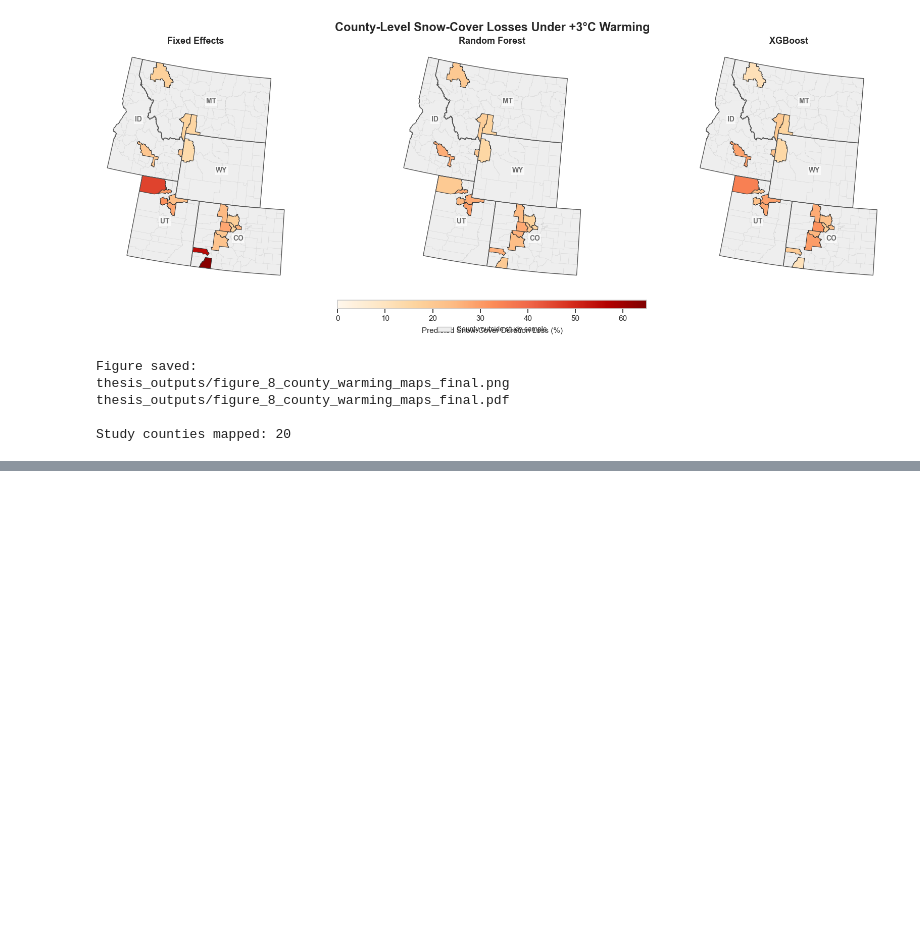
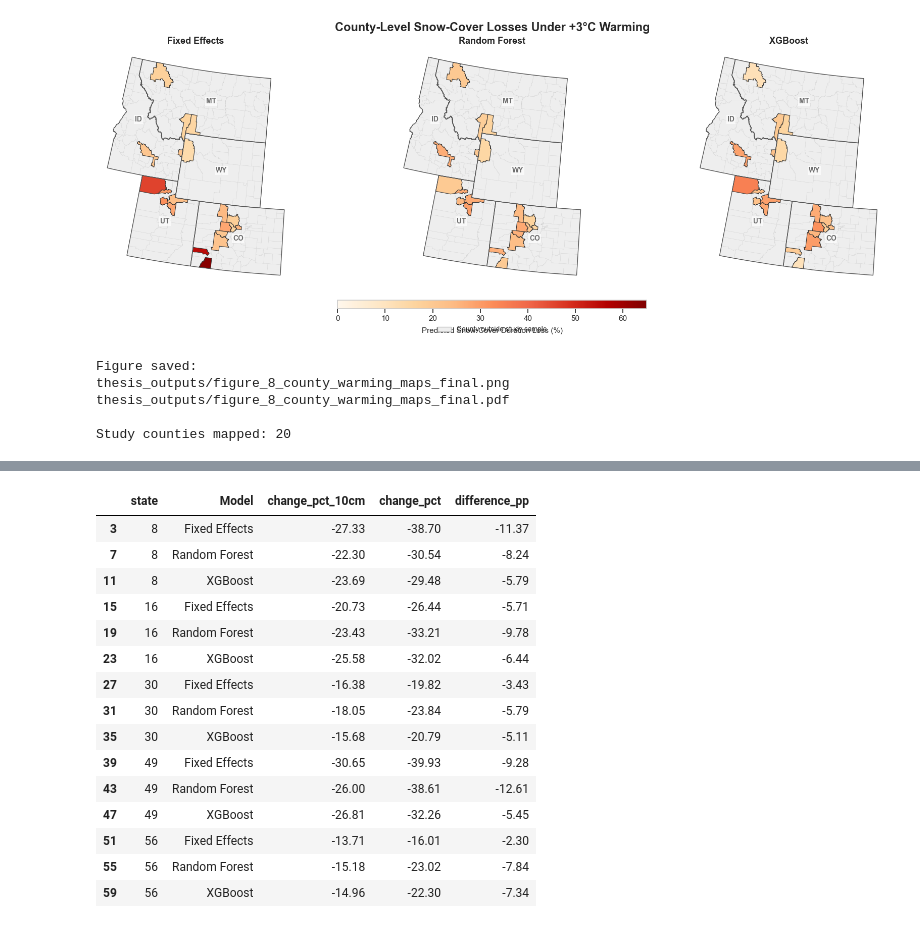
Before and after one commit to evasbenson/snow-ml-thesis, a Jupyter notebook: code/snow_model.ipynb, the cells around one changed output, grey strips where cells are left out. Cells and saved outputs as stored; diff of their text form; code cells hidden in the pictures; blank space fills up the shorter version.

```diff
--- a/code/snow_model.ipynb
+++ b/code/snow_model.ipynb
@@ -14620,0 +15514,81 @@ Study counties mapped: 20
+# %%
+# Original 10 cm warming predictions
+state10 = (
+    snow_scenarios
+    .groupby(["state", "warming_C"])[
+        ["Fixed Effects_change",
+         "Random Forest_change",
+         "XGBoost_change",
+         "Fixed Effects_baseline",
+         "Random Forest_baseline",
+         "XGBoost_baseline"]
+    ]
+    .mean()
+    .reset_index()
+)
+
+# Calculate percentage changes
+for model in ["Fixed Effects", "Random Forest", "XGBoost"]:
+    state10[f"{model}_pct"] = (
+        100 *
+        state10[f"{model}_change"] /
+        state10[f"{model}_baseline"]
+    )
+
+# Reshape for comparison
+state10_long = state10.melt(
+    id_vars=["state", "warming_C"],
+    value_vars=[
+        "Fixed Effects_pct",
+        "Random Forest_pct",
+        "XGBoost_pct"
+    ],
+    var_name="Model",
+    value_name="change_pct_10cm"
+)
+
+state10_long["Model"] = (
+    state10_long["Model"].str.replace("_pct", "", regex=False)
+)
+
+# Join 10 cm and 30 cm results
+comparison = state30.merge(
+    state10_long,
+    on=["state", "warming_C", "Model"],
+    how="left"
+)
+
+comparison["difference_pp"] = (
+    comparison["change_pct"] -
+    comparison["change_pct_10cm"]
+)
+
+# Display +3°C comparison
+display(
+    comparison.loc[
+        comparison["warming_C"] == 3,
+        [
+            "state", "Model",
+            "change_pct_10cm",
+            "change_pct",
+            "difference_pp"
+        ]
+    ].round(2)
+)
+# %% [output]
+|  | state | Model | change_pct_10cm | change_pct | difference_pp |
+| 3 | 8 | Fixed Effects | -27.33 | -38.70 | -11.37 |
+| 7 | 8 | Random Forest | -22.30 | -30.54 | -8.24 |
+| 11 | 8 | XGBoost | -23.69 | -29.48 | -5.79 |
+| 15 | 16 | Fixed Effects | -20.73 | -26.44 | -5.71 |
+| 19 | 16 | Random Forest | -23.43 | -33.21 | -9.78 |
+| 23 | 16 | XGBoost | -25.58 | -32.02 | -6.44 |
+| 27 | 30 | Fixed Effects | -16.38 | -19.82 | -3.43 |
+| 31 | 30 | Random Forest | -18.05 | -23.84 | -5.79 |
+| 35 | 30 | XGBoost | -15.68 | -20.79 | -5.11 |
+| 39 | 49 | Fixed Effects | -30.65 | -39.93 | -9.28 |
+| 43 | 49 | Random Forest | -26.00 | -38.61 | -12.61 |
+| 47 | 49 | XGBoost | -26.81 | -32.26 | -5.45 |
+| 51 | 56 | Fixed Effects | -13.71 | -16.01 | -2.30 |
+| 55 | 56 | Random Forest | -15.18 | -23.02 | -7.84 |
+| 59 | 56 | XGBoost | -14.96 | -22.30 | -7.34 |
```
Also changed, not shown: parts of 14 cells of this notebook, 39 other files.
